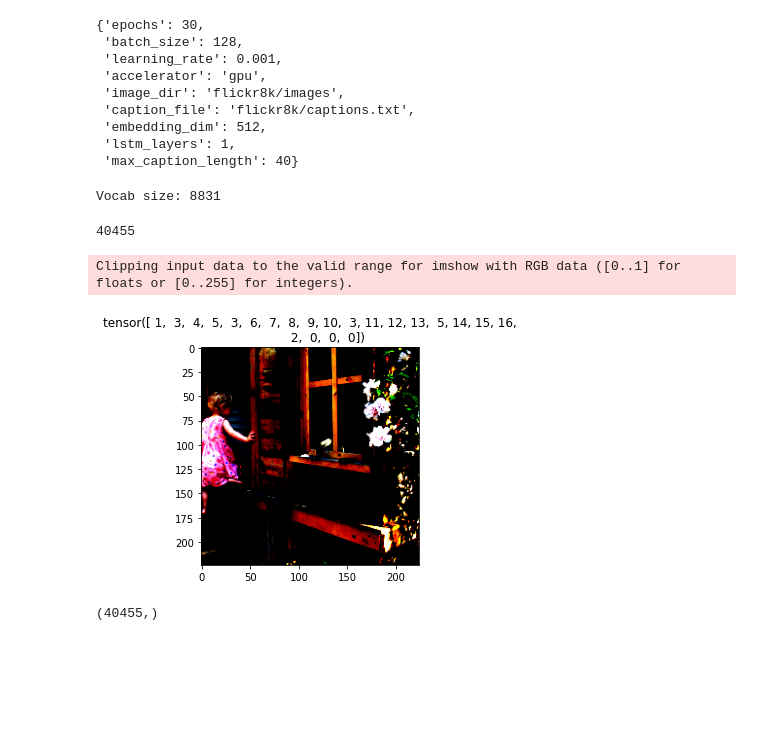
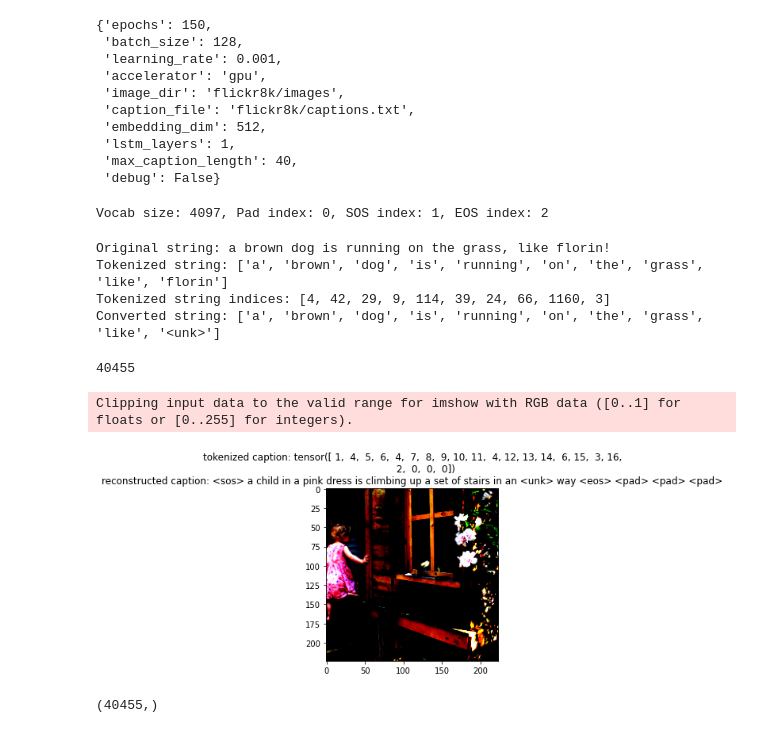
Before and after one commit to florinbarbisch/del, a Jupyter notebook: mc2.ipynb, the cells around one changed output. Saved outputs shown, nothing was run; the diff lists cells and outputs as text; code cells hidden in the pictures; blank space fills up the shorter version.

```diff
--- a/mc2.ipynb
+++ b/mc2.ipynb
@@ -32,7 +32,7 @@ import wandb
 os.environ['WANDB_NOTEBOOK_NAME'] = 'mc2.ipynb'
 # %%
 config = dict(
-    epochs=30,
+    epochs=150,
     batch_size=128,
     learning_rate=0.001,
     accelerator='gpu' if torch.cuda.is_available() else None,
@@ -41,11 +41,12 @@ config = dict(
     embedding_dim = 512,
     lstm_layers = 1,
     max_caption_length = 40,
+    debug = False,
 )
 
 config
 # %% [output]
-{'epochs': 30,
+{'epochs': 150,
  'batch_size': 128,
  'learning_rate': 0.001,
  'accelerator': 'gpu',
@@ -53,7 +54,8 @@ config
  'caption_file': 'flickr8k/captions.txt',
  'embedding_dim': 512,
  'lstm_layers': 1,
- 'max_caption_length': 40}
+ 'max_caption_length': 40,
+ 'debug': False}
 # %%
 class Vocab():
 
@@ -69,15 +71,26 @@ class Vocab():
         vocab['<pad>'] = None
         vocab['<sos>'] = None
         vocab['<eos>'] = None
+        vocab['<unk>'] = None
 
         captions = pd.read_csv(config["caption_file"], delimiter='|')['caption_text'].str.lower() \
                                                          .replace(r"[^a-zA-Z0-9\s]+", "", regex=True) \
                                                          .replace(r'\s+', ' ', regex=True)
+        if config["debug"]:
+            captions = captions[:500:5]
 
+        token_freq = {}
         for caption in captions:
             for token in self.tokenizer(caption):
-                if token not in vocab:
-                    vocab[token] = None
+                if token not in token_freq:
+                    token_freq[token] = 1
+                else:
+                    token_freq[token] += 1
+
+        for token, freq in token_freq.items():
+            if freq >= 3:
+                vocab[token] = None
+
 
         self.idx2word = list(vocab.keys())
         self.word2idx = {word: idx for idx, word in enumerate(self.idx2word)}
@@ -90,7 +103,10 @@ class Vocab():
         return len(self.idx2word)
 
     def token_to_idx(self, token):
-        return self.word2idx[token]
+        if token not in self.word2idx:
+            return self.word2idx['<unk>']
+        else:
+            return self.word2idx[token]
 
     def idx_to_token(self, idx):
         return self.idx2word[idx]
@@ -100,9 +116,24 @@ special_word_tokenizer = RegexpTokenizer( r'(?:\w+|<\w+>)') # capture <word> tok
 
 vocab = Vocab(config["caption_file"], tokenizer=special_word_tokenizer.tokenize)
 
-print(f'Vocab size: {len(vocab)}')
+print(f'Vocab size: {len(vocab)}, Pad index: {vocab.pad_idx}, SOS index: {vocab.sos_idx}, EOS index: {vocab.eos_idx}')
 # %% [output]
-Vocab size: 8831
+Vocab size: 4097, Pad index: 0, SOS index: 1, EOS index: 2
+# %%
+# debug vocab
+test_string = 'a brown dog is running on the grass, like florin!'
+print(f'Original string: {test_string}')
+tokenized_string = special_word_tokenizer.tokenize(test_string)
+print(f'Tokenized string: {tokenized_string}')
+tokenized_string_idx = [vocab.token_to_idx(token) for token in tokenized_string]
+print(f'Tokenized string indices: {tokenized_string_idx}')
+converted_string = [vocab.idx_to_token(idx) for idx in tokenized_string_idx]
+print(f'Converted string: {converted_string}')
+# %% [output]
+Original string: a brown dog is running on the grass, like florin!
+Tokenized string: ['a', 'brown', 'dog', 'is', 'running', 'on', 'the', 'grass', 'like', 'florin']
+Tokenized string indices: [4, 42, 29, 9, 114, 39, 24, 66, 1160, 3]
+Converted string: ['a', 'brown', 'dog', 'is', 'running', 'on', 'the', 'grass', 'like', '<unk>']
 # %%
 class Flickr8kDataset(Dataset):
     def __init__(self, root_dir, captions_file, tokenizer, vocab, transform=None):
@@ -115,8 +146,9 @@ class Flickr8kDataset(Dataset):
         """
         self.root_dir = root_dir
         self.df = pd.read_csv(captions_file, delimiter='|')
-        # select only the first 10 images for testing
-        self.df = self.df[:100]
+        if config["debug"]:
+            # select only the first 10 images for testing
+            self.df = self.df[:500:5]
         self.transform = transform
         self.tokenizer = tokenizer
         self.vocab = vocab
@@ -151,7 +183,7 @@ class Flickr8kDataset(Dataset):
 
     def __getitem__(self, idx):
         caption, img_name = self.captions_image_names[idx]
-        image = self.images[img_name]
+        image = self.images[img_name].clone()
         return image, caption
 # %%
 dataset = Flickr8kDataset(config["image_dir"],
@@ -175,18 +207,19 @@ class Collate:
 # %%
 test_loader = DataLoader(dataset,
                          batch_size=config["batch_size"],
                          shuffle=False,
                          pin_memory=True,
                          collate_fn=Collate(vocab.pad_idx))
 for i, (images, captions) in enumerate(test_loader):
-
+    token_caption = captions[0]
+    reconstructed_caption = [vocab.idx_to_token(idx) for idx in token_caption]
     plt.imshow(images[0].permute(1, 2, 0))
-    plt.title(captions[0])
+    plt.title(f"tokenized caption: {token_caption}\nreconstructed caption: {' '.join(reconstructed_caption)}")
     plt.show()
     break
 # %% [output]
 Clipping input data to the valid range for imshow with RGB data ([0..1] for floats or [0..255] for integers).
-[figure, old version]
+[figure, new version]
 # %%
 # analyze the captions lengths
 lengths = []
```
Also changed, not shown: parts of 4 cells of this notebook.
